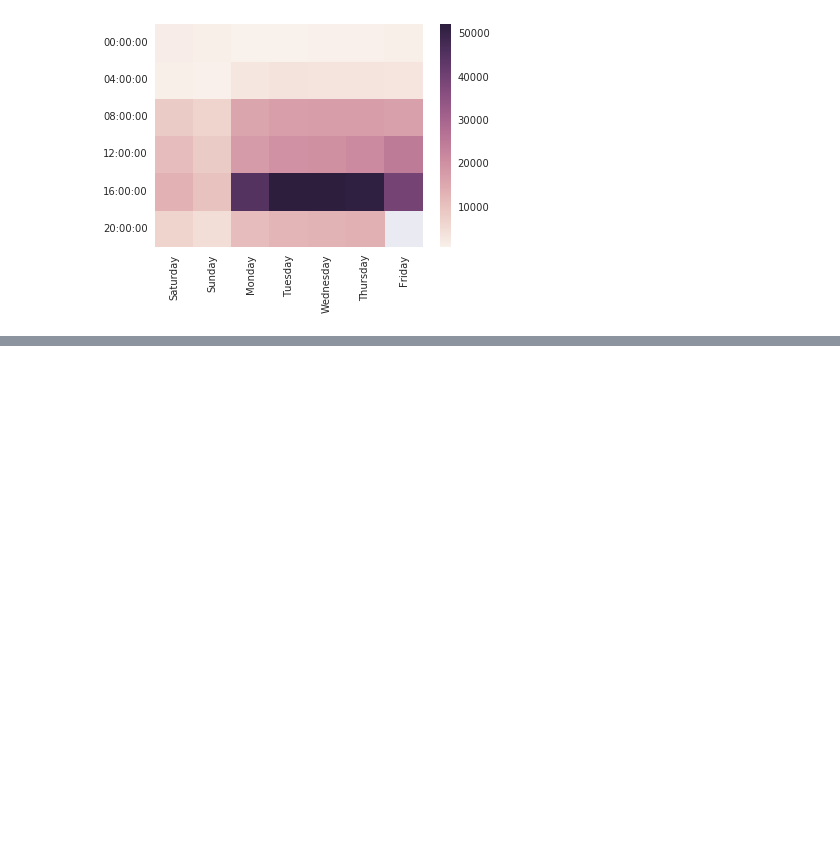
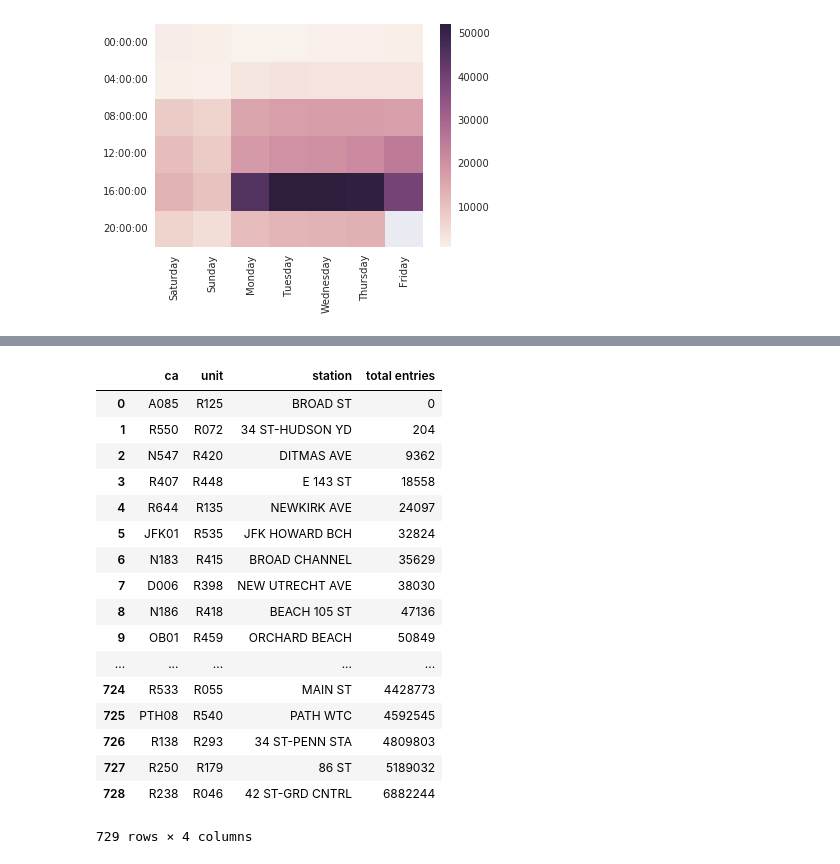
Before and after one commit to jstnstwrt/nyc-subway-station-reccomender, a Jupyter notebook: MTA2015_data/heat_map_testing.ipynb, the cells around one changed output, grey strips where cells are left out. Saved outputs shown, nothing was run; the diff lists cells and outputs as text; code cells hidden in the pictures; blank space fills up the shorter version.

```diff
--- a/MTA2015_data/heat_map_testing.ipynb
+++ b/MTA2015_data/heat_map_testing.ipynb
@@ -128,0 +169,32 @@ get_heatmap_for_entryway(penn)
+# %%
+ca = [entryway[0] for entryway in ewn1]
+unit = [entryway[1] for entryway in ewn1]
+station = [entryway[2] for entryway in ewn1]
+# %%
+needed_dict = {"ca": ca,
+                "unit": unit,
+                "station": station,
+                "total entries": ne1}
+
+needed_df = pd.DataFrame(needed_dict, columns=['ca', 'unit', 'station', 'total entries'])
+# %%
+needed_df
+# %% [output]
+|  | ca | unit | station | total entries |
+| 0 | A085 | R125 | BROAD ST | 0 |
+| 1 | R550 | R072 | 34 ST-HUDSON YD | 204 |
+| 2 | N547 | R420 | DITMAS AVE | 9362 |
+| 3 | R407 | R448 | E 143 ST | 18558 |
+| 4 | R644 | R135 | NEWKIRK AVE | 24097 |
+| 5 | JFK01 | R535 | JFK HOWARD BCH | 32824 |
+| 6 | N183 | R415 | BROAD CHANNEL | 35629 |
+| 7 | D006 | R398 | NEW UTRECHT AVE | 38030 |
+| 8 | N186 | R418 | BEACH 105 ST | 47136 |
+| 9 | OB01 | R459 | ORCHARD BEACH | 50849 |
+| ... | ... | ... | ... | ... |
+| 724 | R533 | R055 | MAIN ST | 4428773 |
+| 725 | PTH08 | R540 | PATH WTC | 4592545 |
+| 726 | R138 | R293 | 34 ST-PENN STA | 4809803 |
+| 727 | R250 | R179 | 86 ST | 5189032 |
+| 728 | R238 | R046 | 42 ST-GRD CNTRL | 6882244 |
+729 rows × 4 columns
```
Also changed, not shown: parts of 3 cells of this notebook.
